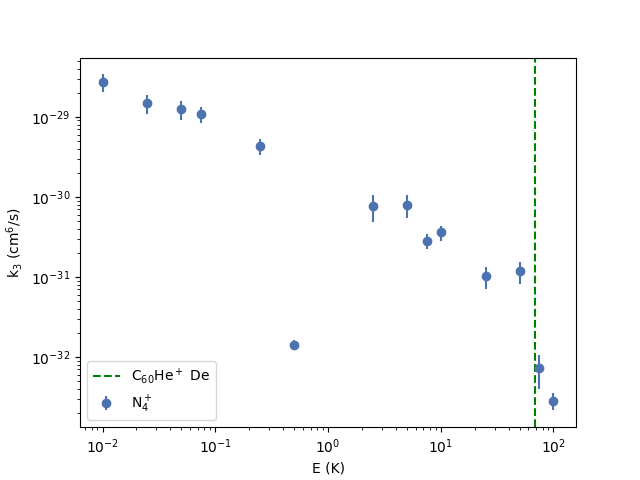
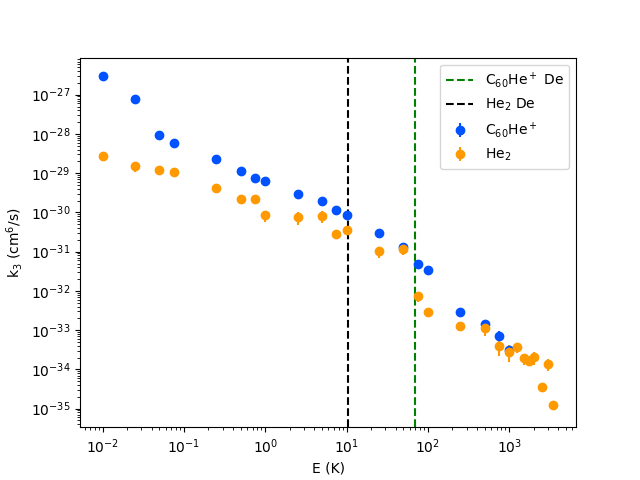
The change to this notebook cell's code, shown as a diff; its figure went from the first image to the second:
--- before
+++ after
@@ -1,5 +1,7 @@
 plt.figure()
-plt.errorbar(k3['e'], k3['k_BB'], k3['k_BB_err'], fmt='o', color=colors[0], label=r'N$_4^+$')
+plt.errorbar(k3['e'], k3['k_AB'], k3['k_AB_err'], fmt='o', color=colors[0], label=r'C$_{60}$He$^+$')
+plt.errorbar(k3['e'], k3['k_AA'], k3['k_AA_err'], fmt='o', color=colors[1], label=r'He$_2$')
 plt.axvline(C60pHe_de/K2HAR,0,1, linestyle = '--', color = 'g', label = r'C$_{60}$He$^+$ De')
+plt.axvline(abs(min(y_He2)),0,1, linestyle = '--', color = 'k', label = r'He$_2$ De')
 plt.xscale('log')
 plt.yscale('log')

Commit: Fixed errors.